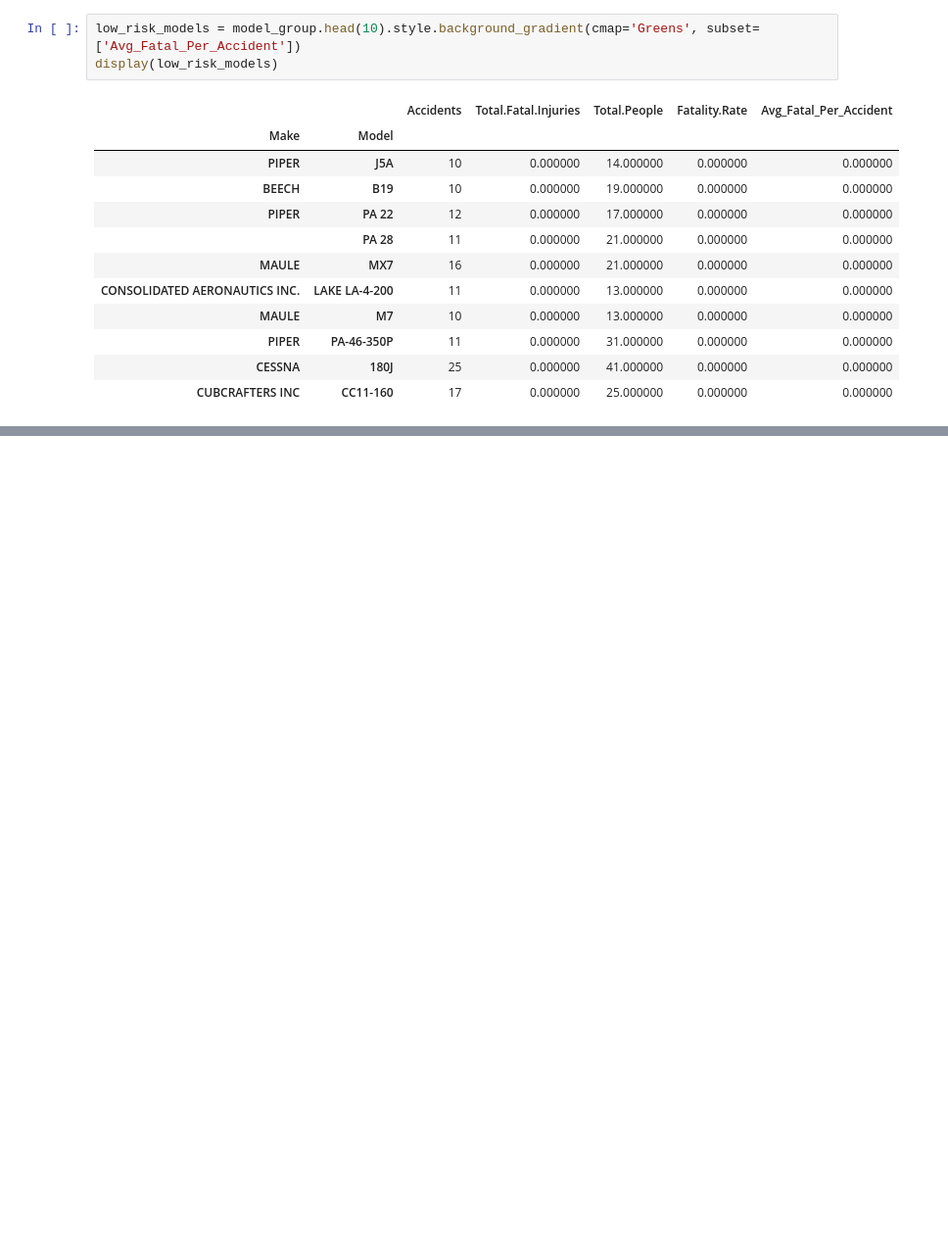
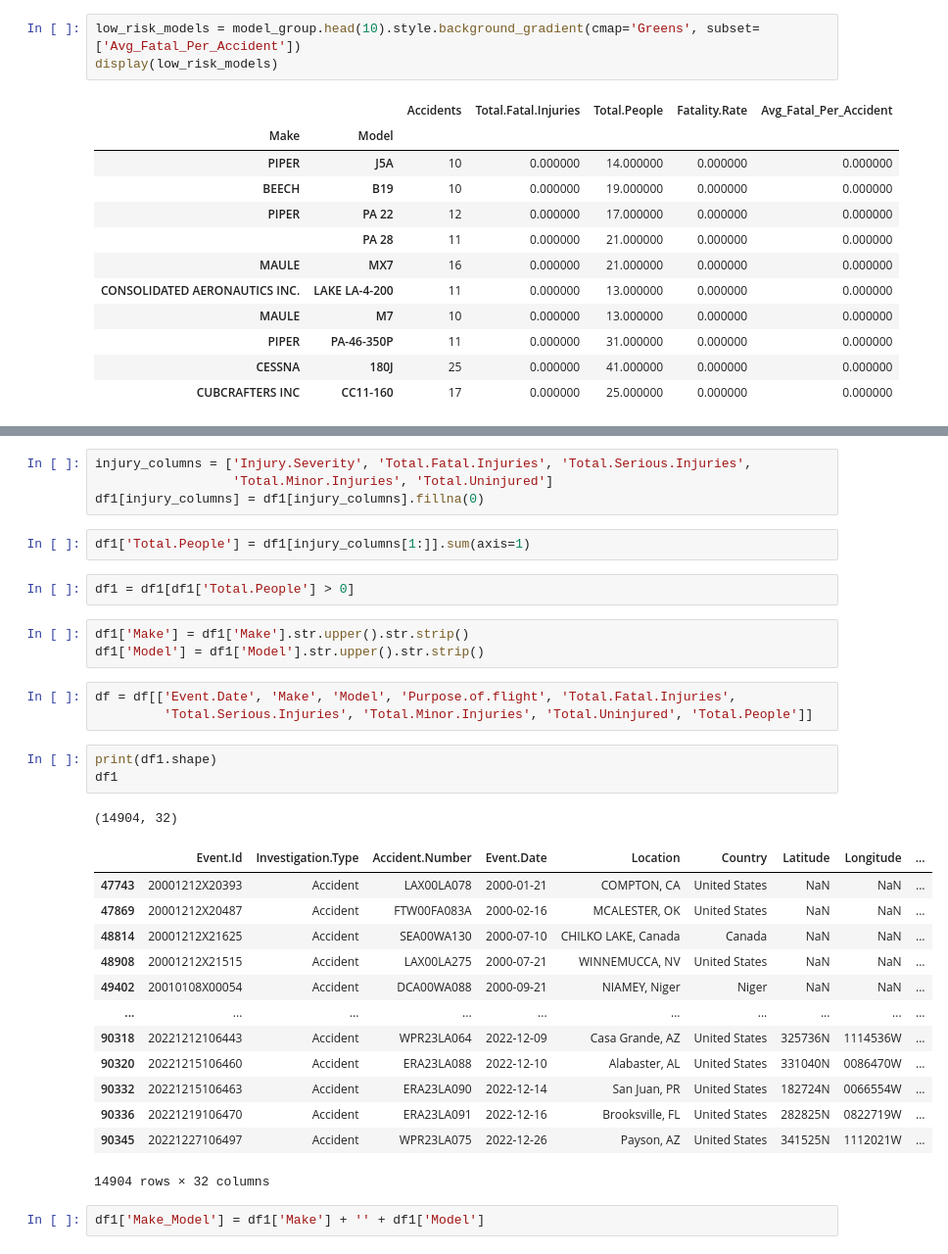
Before and after one commit to t3ch-N/dsc-phase-1-project-v3, a Jupyter notebook: student.ipynb, the cells around one changed output, grey strips where cells are left out. Shown at 98% size. Cells and saved outputs as stored; diff of their text form; blank space fills up the shorter version.

```diff
--- a/student.ipynb
+++ b/student.ipynb
@@ -287,0 +319,34 @@ display(low_risk_models)
+# %%
+injury_columns = ['Injury.Severity', 'Total.Fatal.Injuries', 'Total.Serious.Injuries',
+                  'Total.Minor.Injuries', 'Total.Uninjured']
+df1[injury_columns] = df1[injury_columns].fillna(0)
+# %%
+df1['Total.People'] = df1[injury_columns[1:]].sum(axis=1)
+# %%
+df1 = df1[df1['Total.People'] > 0]
+# %%
+df1['Make'] = df1['Make'].str.upper().str.strip()
+df1['Model'] = df1['Model'].str.upper().str.strip()
+# %%
+df = df[['Event.Date', 'Make', 'Model', 'Purpose.of.flight', 'Total.Fatal.Injuries',
+         'Total.Serious.Injuries', 'Total.Minor.Injuries', 'Total.Uninjured', 'Total.People']]
+# %%
+print(df1.shape)
+df1
+# %% [output]
+(14904, 32)
+|  | Event.Id | Investigation.Type | Accident.Number | Event.Date | Location | Country | Latitude | Longitude | ... |
+| 47743 | 20001212X20393 | Accident | LAX00LA078 | 2000-01-21 | COMPTON, CA | United States | NaN | NaN | ... |
+| 47869 | 20001212X20487 | Accident | FTW00FA083A | 2000-02-16 | MCALESTER, OK | United States | NaN | NaN | ... |
+| 48814 | 20001212X21625 | Accident | SEA00WA130 | 2000-07-10 | CHILKO LAKE, Canada | Canada | NaN | NaN | ... |
+| 48908 | 20001212X21515 | Accident | LAX00LA275 | 2000-07-21 | WINNEMUCCA, NV | United States | NaN | NaN | ... |
+| 49402 | 20010108X00054 | Accident | DCA00WA088 | 2000-09-21 | NIAMEY, Niger | Niger | NaN | NaN | ... |
+| ... | ... | ... | ... | ... | ... | ... | ... | ... | ... |
+| 90318 | 20221212106443 | Accident | WPR23LA064 | 2022-12-09 | Casa Grande, AZ | United States | 325736N | 1114536W | ... |
+| 90320 | 20221215106460 | Accident | ERA23LA088 | 2022-12-10 | Alabaster, AL | United States | 331040N | 0086470W | ... |
+| 90332 | 20221215106463 | Accident | ERA23LA090 | 2022-12-14 | San Juan, PR | United States | 182724N | 0066554W | ... |
+| 90336 | 20221219106470 | Accident | ERA23LA091 | 2022-12-16 | Brooksville, FL | United States | 282825N | 0822719W | ... |
+| 90345 | 20221227106497 | Accident | WPR23LA075 | 2022-12-26 | Payson, AZ | United States | 341525N | 1112021W | ... |
+14904 rows × 32 columns
+# %%
+df1['Make_Model'] = df1['Make'] + '' + df1['Model']
```
Also changed, not shown: parts of 23 cells of this notebook, 10 other files.
